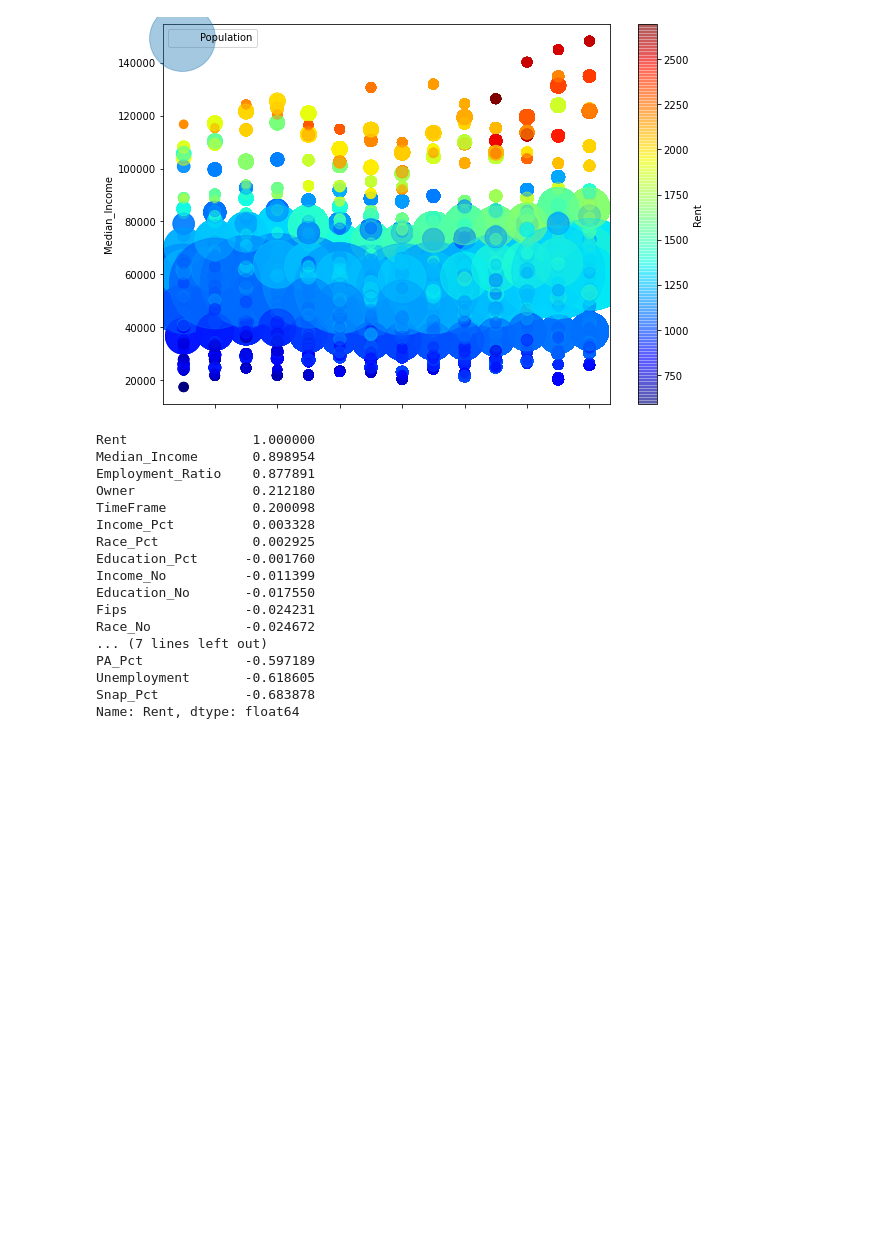
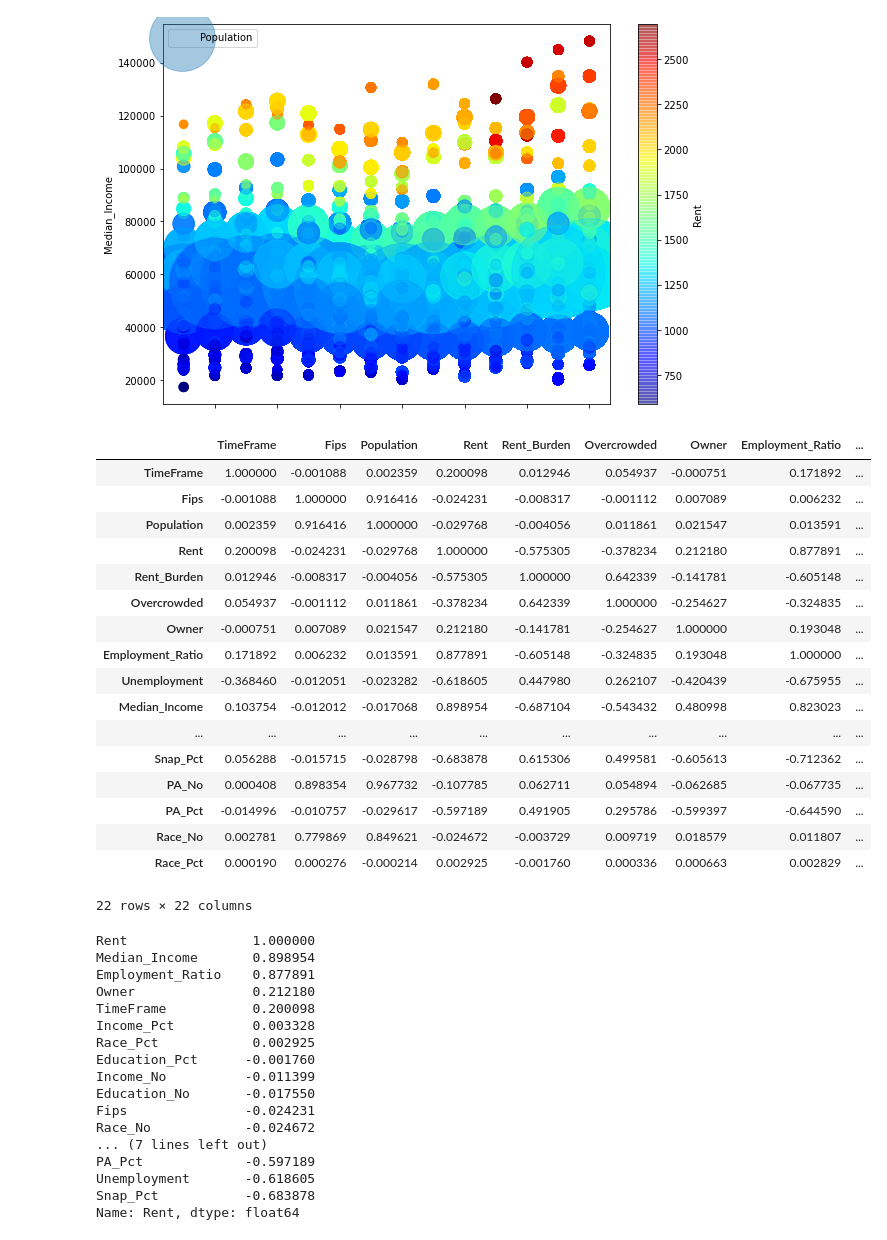
Before and after one commit to aforshee/machinelearning, a Jupyter notebook: Dev/TT/eda-tt.ipynb, the cells around one changed output. Cells and saved outputs as stored; diff of their text form; code cells hidden in the pictures; blank space fills up the shorter version.

```diff
--- a/Dev/TT/eda-tt.ipynb
+++ b/Dev/TT/eda-tt.ipynb
@@ -163,7 +137,9 @@ df = df.merge(uninsured,on=['TimeFrame','Fips'],how='left', left_index=False, ri
 (715, 4)
 # %%
 education = extra['educational_attainment']
-education = education[['TimeFrame','Fips','Education Level','DataFormat','Data']].set_index(['TimeFrame','Fips','Education Level','DataFormat']).unstack()
+education = education[['TimeFrame','Fips','Education Level','DataFormat','Data']]
+education = education[education['Education Level'].str.contains('Bachelor')]
+education = education.set_index(['TimeFrame','Fips','Education Level','DataFormat']).unstack()
 education.columns = ['Education_No','Education_Pct']
 #education['Type'] = 'education'
 education = education.reset_index().rename(columns={'Education Level': 'Education_Level'})
@@ -444,6 +424,27 @@ plt.legend()
 [figure]
 # %%
 corr_matrix = df2.corr()
+# %%
+corr_matrix
+# %% [output]
+|  | TimeFrame | Fips | Population | Rent | Rent_Burden | Overcrowded | Owner | Employment_Ratio | ... |
+| TimeFrame | 1.000000 | -0.001088 | 0.002359 | 0.200098 | 0.012946 | 0.054937 | -0.000751 | 0.171892 | ... |
+| Fips | -0.001088 | 1.000000 | 0.916416 | -0.024231 | -0.008317 | -0.001112 | 0.007089 | 0.006232 | ... |
+| Population | 0.002359 | 0.916416 | 1.000000 | -0.029768 | -0.004056 | 0.011861 | 0.021547 | 0.013591 | ... |
+| Rent | 0.200098 | -0.024231 | -0.029768 | 1.000000 | -0.575305 | -0.378234 | 0.212180 | 0.877891 | ... |
+| Rent_Burden | 0.012946 | -0.008317 | -0.004056 | -0.575305 | 1.000000 | 0.642339 | -0.141781 | -0.605148 | ... |
+| Overcrowded | 0.054937 | -0.001112 | 0.011861 | -0.378234 | 0.642339 | 1.000000 | -0.254627 | -0.324835 | ... |
+| Owner | -0.000751 | 0.007089 | 0.021547 | 0.212180 | -0.141781 | -0.254627 | 1.000000 | 0.193048 | ... |
+| Employment_Ratio | 0.171892 | 0.006232 | 0.013591 | 0.877891 | -0.605148 | -0.324835 | 0.193048 | 1.000000 | ... |
+| Unemployment | -0.368460 | -0.012051 | -0.023282 | -0.618605 | 0.447980 | 0.262107 | -0.420439 | -0.675955 | ... |
+| Median_Income | 0.103754 | -0.012012 | -0.017068 | 0.898954 | -0.687104 | -0.543432 | 0.480998 | 0.823023 | ... |
+| ... | ... | ... | ... | ... | ... | ... | ... | ... | ... |
+| Snap_Pct | 0.056288 | -0.015715 | -0.028798 | -0.683878 | 0.615306 | 0.499581 | -0.605613 | -0.712362 | ... |
+| PA_No | 0.000408 | 0.898354 | 0.967732 | -0.107785 | 0.062711 | 0.054894 | -0.062685 | -0.067735 | ... |
+| PA_Pct | -0.014996 | -0.010757 | -0.029617 | -0.597189 | 0.491905 | 0.295786 | -0.599397 | -0.644590 | ... |
+| Race_No | 0.002781 | 0.779869 | 0.849621 | -0.024672 | -0.003729 | 0.009719 | 0.018579 | 0.011807 | ... |
+| Race_Pct | 0.000190 | 0.000276 | -0.000214 | 0.002925 | -0.001760 | 0.000336 | 0.000663 | 0.002829 | ... |
+22 rows × 22 columns
 # %%
 corr_matrix['Rent'].sort_values(ascending=False)
 # %% [output]
```
Also changed, not shown: parts of 22 cells of this notebook, 1 other file.
